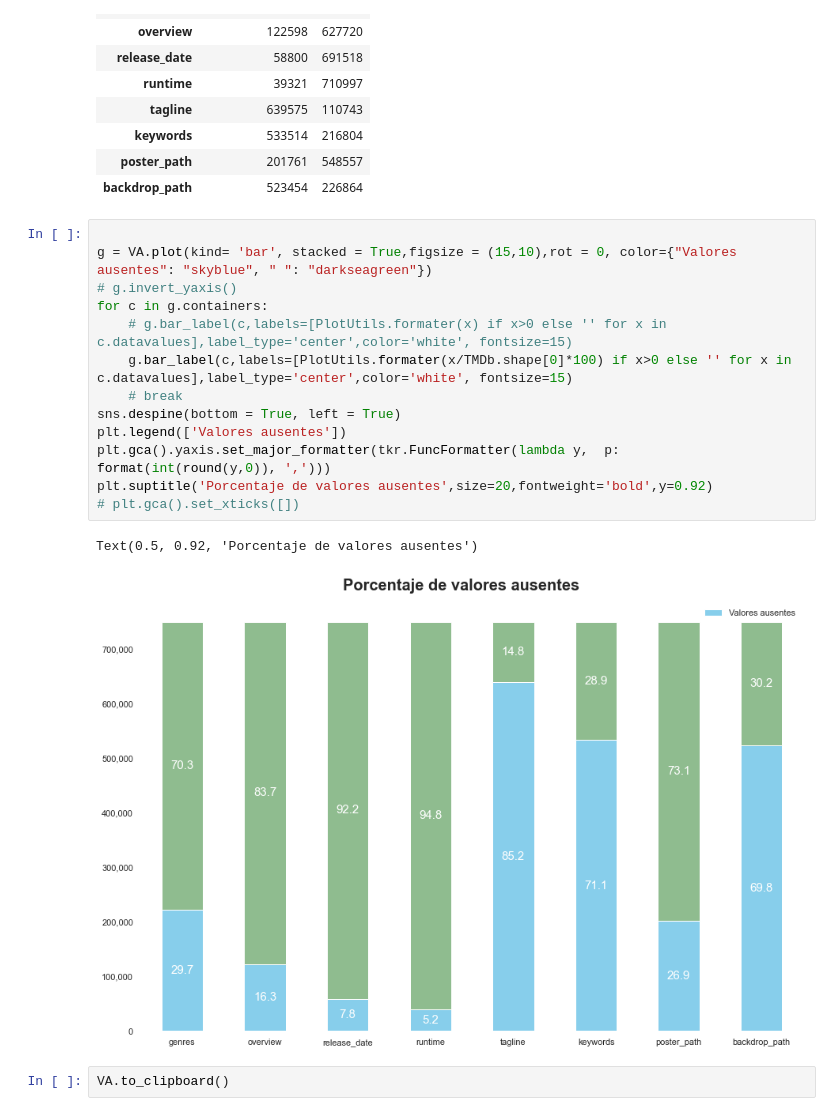
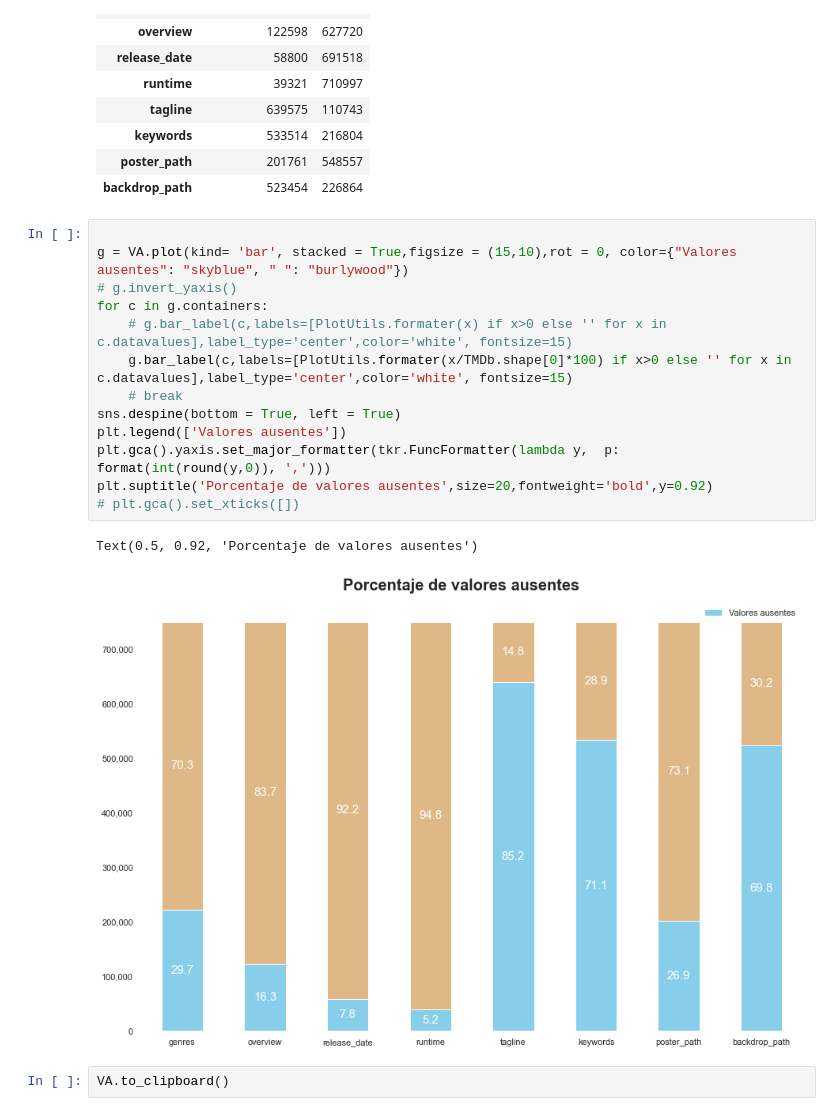
Before and after one commit to jesus-valencia97/Diplomado-en-ciencia-de-datos, a Jupyter notebook: Proyecto/Modulo 5/M1/M5 - Modulo1.ipynb, the cells around one changed output. Drawn from its saved outputs; the diff is of its cells as text.

Commit message:
Cambio de colores

```diff
--- a/Proyecto/Modulo 5/M1/M5 - Modulo1.ipynb
+++ b/Proyecto/Modulo 5/M1/M5 - Modulo1.ipynb
@@ -108,20 +108,20 @@ VA
 | backdrop_path | 523454 | 226864 |
 # %%
 
-g = VA.plot(kind= 'bar', stacked = True,figsize = (15,10),rot = 0, color={"Valores ausentes": "skyblue", " ": "darkseagreen"})
+g = VA.plot(kind= 'bar', stacked = True,figsize = (15,10),rot = 0, color={"Valores ausentes": "skyblue", " ": "burlywood"})
 # g.invert_yaxis()
 for c in g.containers:
     # g.bar_label(c,labels=[PlotUtils.formater(x) if x>0 else '' for x in c.datavalues],label_type='center',color='white', fontsize=15)
     g.bar_label(c,labels=[PlotUtils.formater(x/TMDb.shape[0]*100) if x>0 else '' for x in c.datavalues],label_type='center',color='white', fontsize=15)
     # break
 sns.despine(bottom = True, left = True)
 plt.legend(['Valores ausentes'])
 plt.gca().yaxis.set_major_formatter(tkr.FuncFormatter(lambda y,  p: format(int(round(y,0)), ',')))
 plt.suptitle('Porcentaje de valores ausentes',size=20,fontweight='bold',y=0.92)
 # plt.gca().set_xticks([])
 # %% [output]
 Text(0.5, 0.92, 'Porcentaje de valores ausentes')
-[figure, old version]
+[figure, new version]
 # %%
 VA.to_clipboard()
 # %%
```
